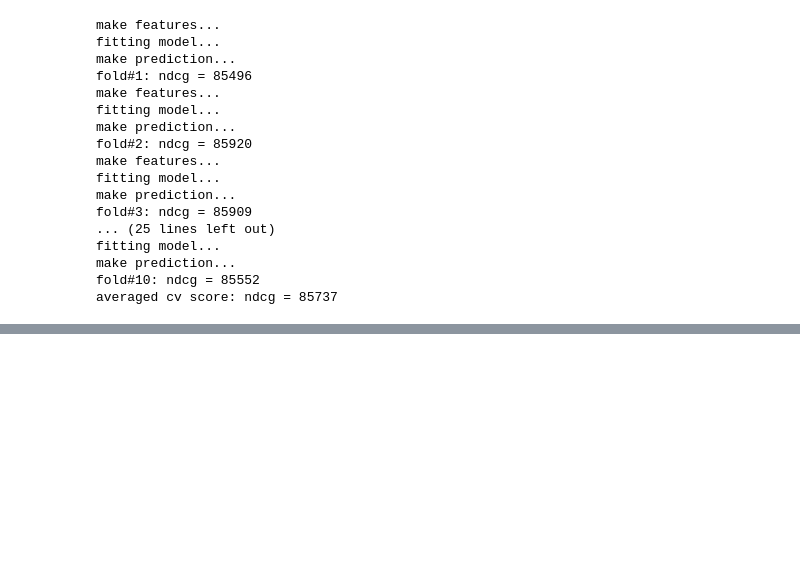
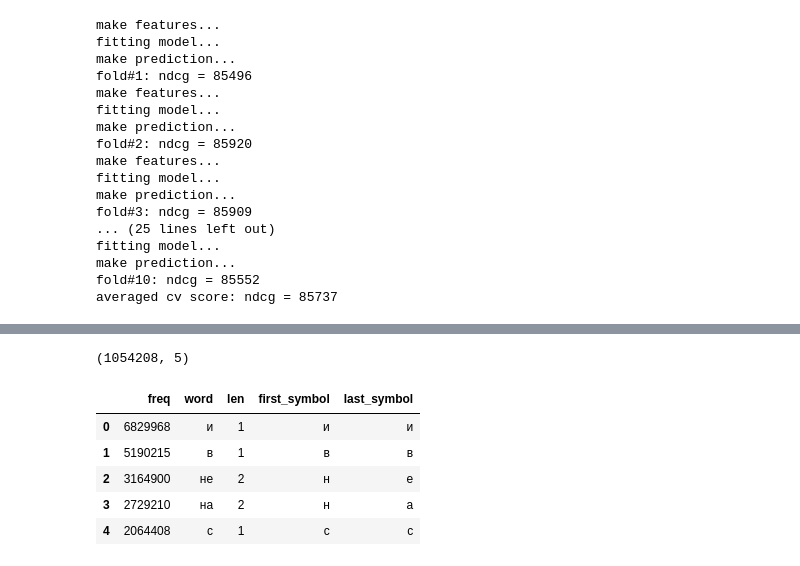
Before and after one commit to gasparian/Yandex_ML_track_2018, a Jupyter notebook: gas_sub.ipynb, the cells around one changed output, grey strips where cells are left out. Cells and saved outputs as stored; diff of their text form; code cells hidden in the pictures; blank space fills up the shorter version.

```diff
--- a/gas_sub.ipynb
+++ b/gas_sub.ipynb
@@ -269,0 +681,7 @@ train.head()
+# %%
+vocab = pd.read_csv('/home/gas/Documents/Yandex_ML_track_2018/models/1grams-3.txt', sep='\t', header=None,
+                   names=['freq', 'word'])
+vocab = vocab.dropna().reset_index(drop=True)
+vocab['len'] = vocab['word'].apply(lambda row: len(row))
+vocab['first_symbol'] = vocab['word'].apply(lambda row: row[0])
+vocab['last_symbol'] = vocab['word'].apply(lambda row: row[-1])
@@ -269,0 +701,13 @@ train.head()
+# %%
+vocab.shape
+# %% [output]
+(1054208, 5)
+# %%
+vocab.head()
+# %% [output]
+|  | freq | word | len | first_symbol | last_symbol |
+| 0 | 6829968 | и | 1 | и | и |
+| 1 | 5190215 | в | 1 | в | в |
+| 2 | 3164900 | не | 2 | н | е |
+| 3 | 2729210 | на | 2 | н | а |
+| 4 | 2064408 | с | 1 | с | с |
```
Also changed, not shown: parts of 34 cells of this notebook, 14 other files.
